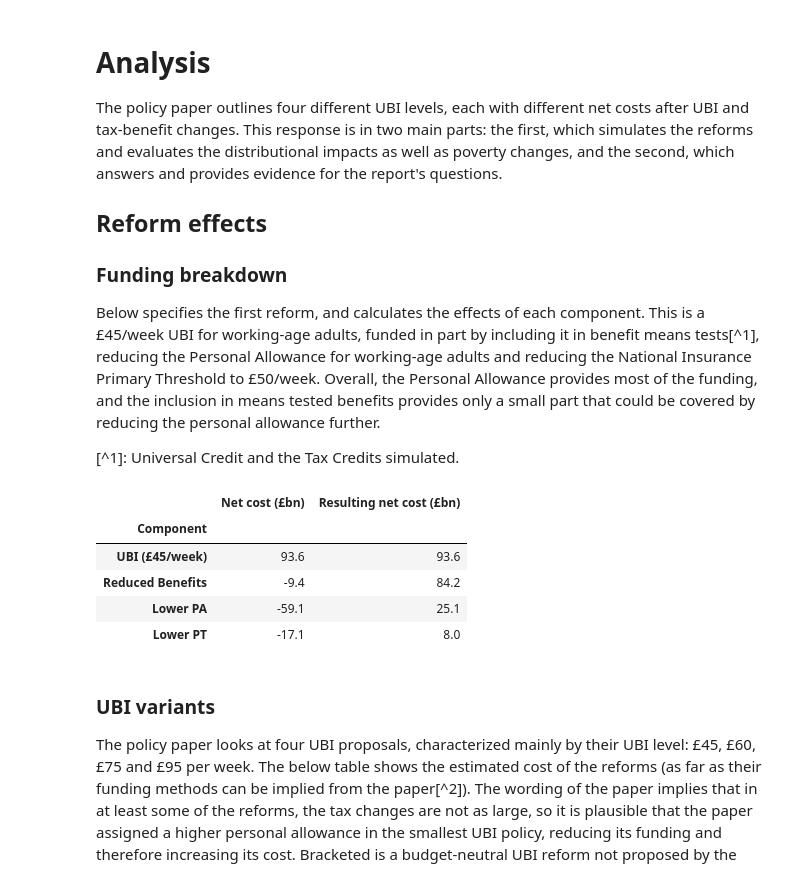
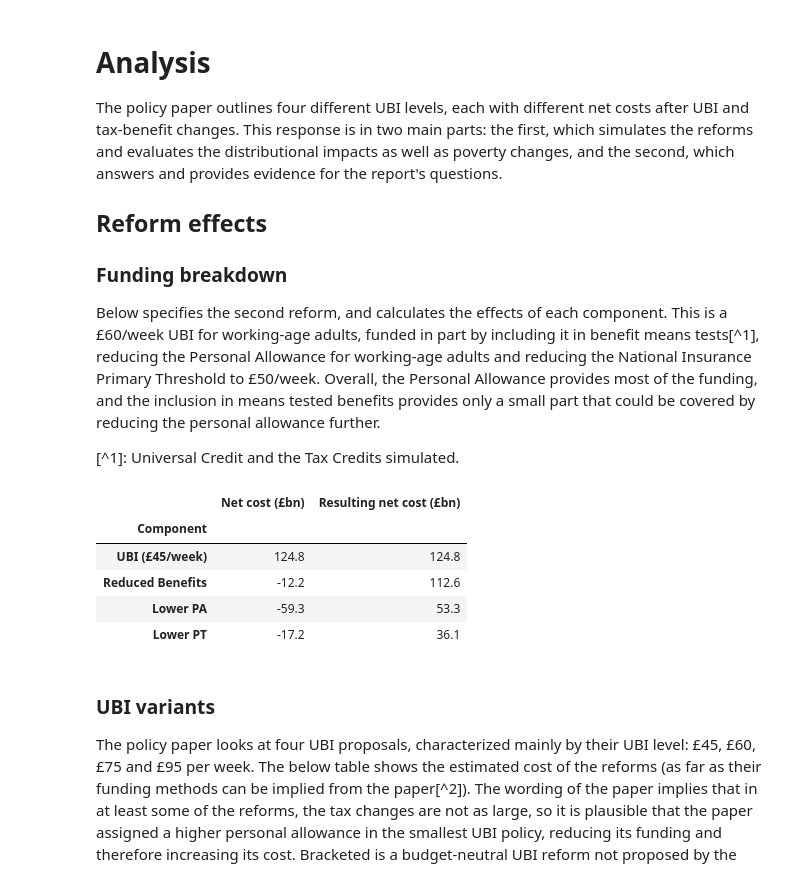
Before and after one commit to nikhilwoodruff/libdem-ubi-analysis, a Jupyter notebook: analysis.ipynb, the cells around one changed output. Saved outputs shown, nothing was run; the diff lists cells and outputs as text; code cells hidden in the pictures.

```diff
--- a/analysis.ipynb
+++ b/analysis.ipynb
@@ -7,37 +7,37 @@ The policy paper outlines four different UBI levels, each with different net cos
 
 ### Funding breakdown
 
-Below specifies the first reform, and calculates the effects of each component. This is a £45/week UBI for working-age adults, funded in part by including it in benefit means tests[^1], reducing the Personal Allowance for working-age adults and reducing the National Insurance Primary Threshold to £50/week. Overall, the Personal Allowance provides most of the funding, and the inclusion in means tested benefits provides only a small part that could be covered by reducing the personal allowance further.
+Below specifies the second reform, and calculates the effects of each component. This is a £60/week UBI for working-age adults, funded in part by including it in benefit means tests[^1], reducing the Personal Allowance for working-age adults and reducing the National Insurance Primary Threshold to £50/week. Overall, the Personal Allowance provides most of the funding, and the inclusion in means tested benefits provides only a small part that could be covered by reducing the personal allowance further.
 
 [^1]: Universal Credit and the Tax Credits simulated.
 # %%
 from openfisca_uk import Microsimulation
 from reform import WA_adult_UBI, include_UBI_in_means_tests, set_PA, set_PA_for_WA_adults, set_PT, net_cost
 import numpy as np
 import pandas as pd
 from tqdm import trange, tqdm
 
 funding = (include_UBI_in_means_tests(), set_PA_for_WA_adults(2500), set_PT(50))
-ubi_45 = (WA_adult_UBI(45 * 52), *funding)
+ubi_60 = (WA_adult_UBI(60 * 52), *funding)
 baseline = Microsimulation()
-ubi_45_sim = Microsimulation(ubi_45)
+ubi_60_sim = Microsimulation(ubi_60)
 
 net_costs = []
 names = ["UBI (£45/week)", "Reduced Benefits", "Lower PA", "Lower PT"]
-for i in range(len(ubi_45) + 1):
-    net_costs += [net_cost(baseline, Microsimulation(ubi_45[:i]))]
+for i in range(len(ubi_60) + 1):
+    net_costs += [net_cost(baseline, Microsimulation(ubi_60[:i]))]
 net_costs = np.array(net_costs)
 
 resulting_costs = pd.Series((net_costs[1:] - net_costs[:-1]) / 1e+9).apply(lambda x: round(x, 1))
 
 pd.DataFrame({"Component": names, "Net cost (£bn)": resulting_costs, "Resulting net cost (£bn)": resulting_costs.cumsum()}).set_index("Component")
 # %% [output]
 |  | Net cost (£bn) | Resulting net cost (£bn) |
 | Component |  |  |
-| UBI (£45/week) | 93.6 | 93.6 |
-| Reduced Benefits | -9.4 | 84.2 |
-| Lower PA | -59.1 | 25.1 |
-| Lower PT | -17.1 | 8.0 |
+| UBI (£45/week) | 124.8 | 124.8 |
+| Reduced Benefits | -12.2 | 112.6 |
+| Lower PA | -59.3 | 53.3 |
+| Lower PT | -17.2 | 36.1 |
 # %% [markdown]
 ### UBI variants
 
```
Also changed, not shown: parts of 1 cell of this notebook.
